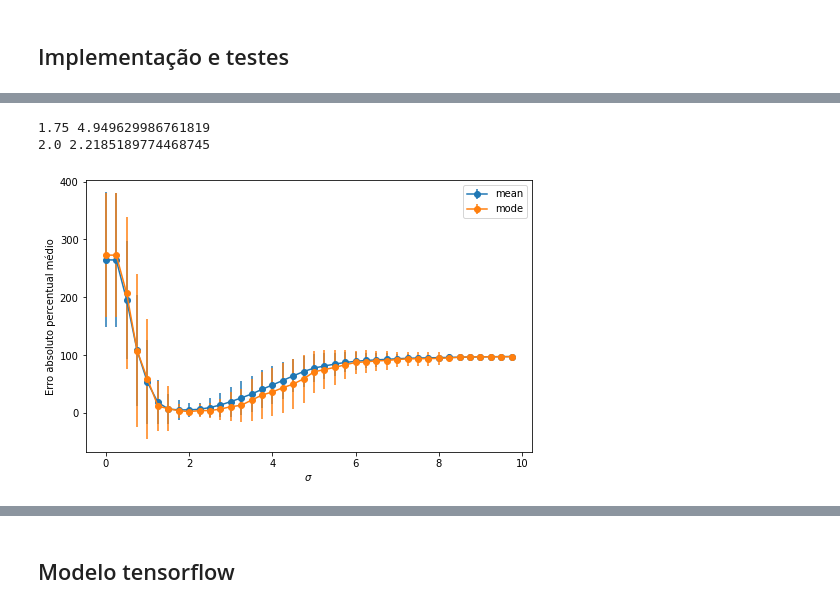
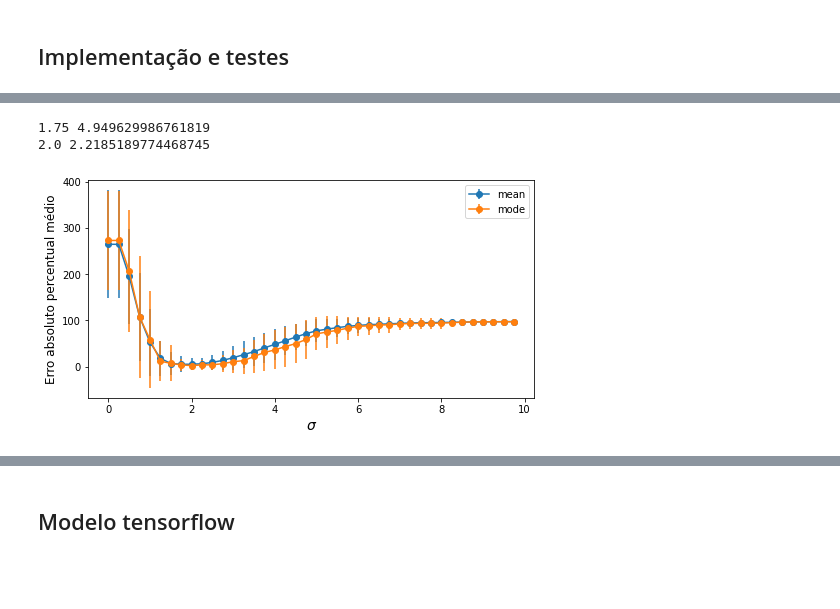
Before and after one commit to JairoSSantos/PAC-project, a Jupyter notebook: cnn/notebooks/scale-detection.ipynb, the cells around one changed output, grey strips where cells are left out. Cells and saved outputs as stored; diff of their text form; code cells hidden in the pictures; blank space fills up the shorter version.

```diff
--- a/cnn/notebooks/scale-detection.ipynb
+++ b/cnn/notebooks/scale-detection.ipynb
@@ -19,10 +19,11 @@ from src import visualize as vs
 # %%
 jpg_files = np.array(list(data.Paths.DATA.glob('**/*.jpg')))
 num_samples = len(jpg_files)
-images = np.squeeze(data.load_collection(jpg_files, grayscale=True).numpy())
-labels = np.squeeze(data.load_collection(map(lambda file: file.with_suffix('.png'), jpg_files), grayscale=True).numpy()/255)
-areas = np.stack(list(map(lambda file: float(file.stem), jpg_files)))
-scale_true = areas/labels.sum(axis=(1, 2))
+images = data.load_collection(jpg_files, grayscale=True, as_tensor=False, norm=True)
+labels = data.load_collection(map(lambda file: file.with_suffix('.png'), jpg_files), grayscale=True, as_tensor=False, norm=True)
+areas = np.vectorize(lambda file: float(file.stem.split('_')[0]))(jpg_files)
+A_pellet = labels.sum(axis=(1, 2))
+scale_true = areas/A_pellet
 images.shape, labels.shape, scale_true.shape
 # %% [output]
 ((63, 256, 256), (63, 256, 256), (63,))
@@ -124,7 +131,7 @@ def find_scale(img, sigma=2, method='mean'):
             stds.append(D.std())
         elif method == 'mode':
             fs.append(stats.mode(D).mode[0])
-            stds.append(0.5/256)
+            stds.append(0.5/dI.shape[1])
 
     (fx, fy), (dx, dy) = fs, stds
     return fx*fy, np.sqrt((dx*fy)**2 + (dy*fx)**2)
@@ -143,17 +150,25 @@ Wall time: 1min 29s
 # %%
-plt.figure(figsize=(8, 5))
+plt.figure(figsize=(8, 4))
+
+best_config = None
+min_error_global = np.inf
 for method, pred in out.items():
     error = mape(scale_true, pred[:, :, 0])
     plt.errorbar(gaussian_scale, error.mean(axis=1), error.std(axis=1), fmt='-o', label=method)
-    min_error = np.argmin(error.mean(axis=1))
-    print(gaussian_scale[min_error], error[min_error].mean())
+
+    min_error_loc = np.argmin(error.mean(axis=1))
+    min_error = error[min_error_loc].mean()
+    if min_error < min_error_global:
+        min_error_global = min_error
+        best_config = {'sigma':gaussian_scale[min_error_loc], 'method':method}
+    print(gaussian_scale[min_error_loc], min_error)
 
 plt.legend()
-plt.xlabel(r'$\sigma$')
-plt.ylabel('Erro absoluto percentual médio')
+plt.xlabel(r'$\sigma$', fontsize=14)
+plt.ylabel('Erro absoluto percentual médio', fontsize=12)
 plt.show()
 # %% [output]
 1.75 4.949629986761819
 2.0 2.2185189774468745
-[figure, old version]
+[figure, new version]
 # %%
```
Also changed, not shown: parts of 35 cells of this notebook, 1 other file.
